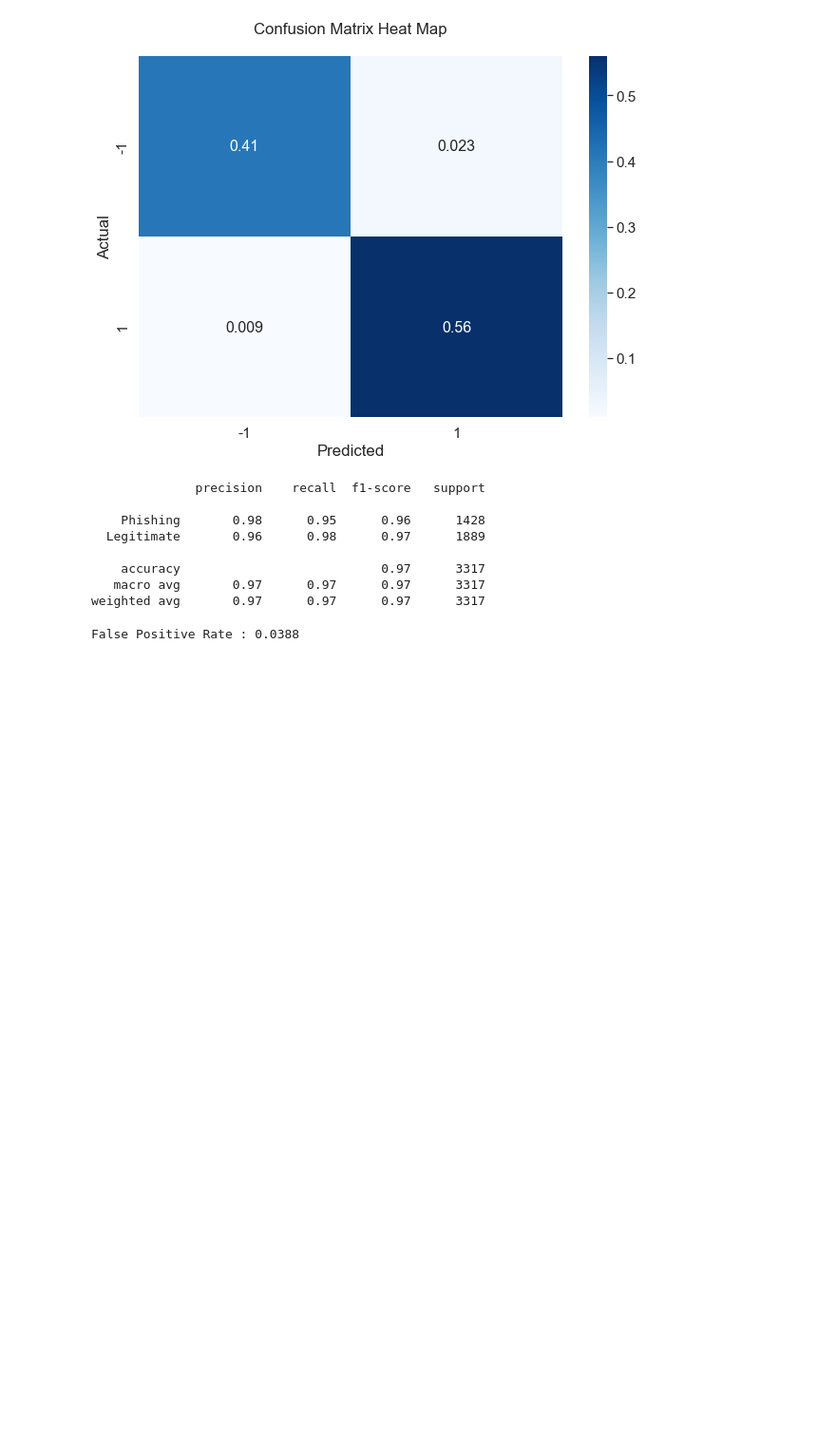
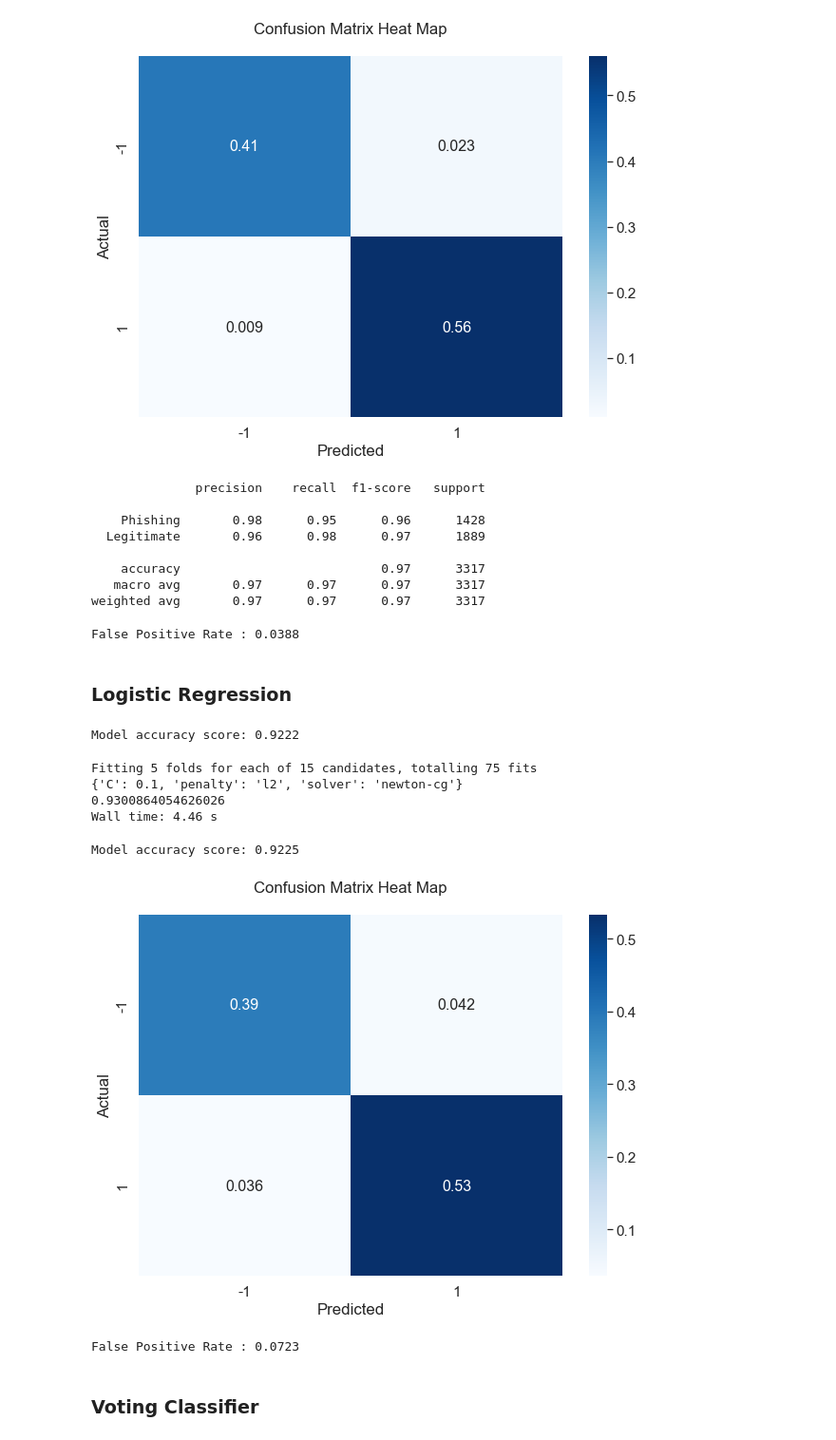
Before and after one commit to majisoubhik01/Phishing-Classifier, a Jupyter notebook: Phishing Classification.ipynb, the cells around one changed output. Shown at 95% size. Saved outputs shown, nothing was run; the diff lists cells and outputs as text; code cells hidden in the pictures; blank space fills up the shorter version.

```diff
--- a/Phishing Classification.ipynb
+++ b/Phishing Classification.ipynb
@@ -571,2 +576,69 @@ print('False Positive Rate : {0:0.4f}'.format(false_positive_rate))
 # %% [output]
 False Positive Rate : 0.0388
+# %% [markdown]
+### Logistic Regression
+# %%
+lr = LogisticRegression()
+lr.fit(X_train,y_train)
+y_pred = lr.predict(X_test)
+print('Model accuracy score: {0:0.4f}'. format(accuracy_score(y_test, y_pred)))
+# %% [output]
+Model accuracy score: 0.9222
+# %%
+%%time
+from sklearn.model_selection import GridSearchCV
+# Logistic Regression
+param_grid = {
+              "solver" : ['newton-cg', 'lbfgs', 'liblinear'],
+              "penalty" : ['l2'],
+              "C" : [100, 10, 1.0, 0.1, 0.01]
+             }
+
+lr = LogisticRegression()
+grid_search = GridSearchCV(estimator=lr, param_grid=param_grid, verbose=True)
+grid_search.fit(X_train, y_train)
+
+lr_best = grid_search.best_estimator_
+
+print(grid_search.best_params_)
+print(grid_search.best_score_)
+# %% [output]
+Fitting 5 folds for each of 15 candidates, totalling 75 fits
+{'C': 0.1, 'penalty': 'l2', 'solver': 'newton-cg'}
+0.9300864054626026
+Wall time: 4.46 s
+# %%
+y_pred = lr_best.predict(X_test)
+print('Model accuracy score: {0:0.4f}'. format(accuracy_score(y_test, y_pred)))
+# %% [output]
+Model accuracy score: 0.9225
+# %%
+# Confusion Matrix
+from sklearn.metrics import confusion_matrix, classification_report
+data = confusion_matrix(y_test, y_pred, normalize = 'all')
+df_cm = pd.DataFrame(data, columns=np.unique(y_test), index = np.unique(y_test))
+df_cm.index.name = 'Actual'
+df_cm.columns.name = 'Predicted'
+plot.figure(figsize = (10,7))
+sns.set(font_scale=1.4)#for label size
+sns.heatmap(df_cm, cmap="Blues", annot=True,annot_kws={"size": 16})# font size
+plot.title("Confusion Matrix Heat Map\n")
+plot.savefig('ConfusionMatrix_KNN', dpi=300, bbox_inches='tight')
+# %% [output]
+[figure, added]
+# %%
+cm = confusion_matrix(y_test, y_pred)
+TP = cm[0,0]
+TN = cm[1,1]
+FP = cm[0,1]
+FN = cm[1,0]
+
+# False Positive Rate
+fpr_lr = FP / float(FP + TN)
+
+
+print('False Positive Rate : {0:0.4f}'.format(fpr_lr))
+# %% [output]
+False Positive Rate : 0.0723
+# %% [markdown]
+### Voting Classifier
```
Also changed, not shown: parts of 16 cells of this notebook.
